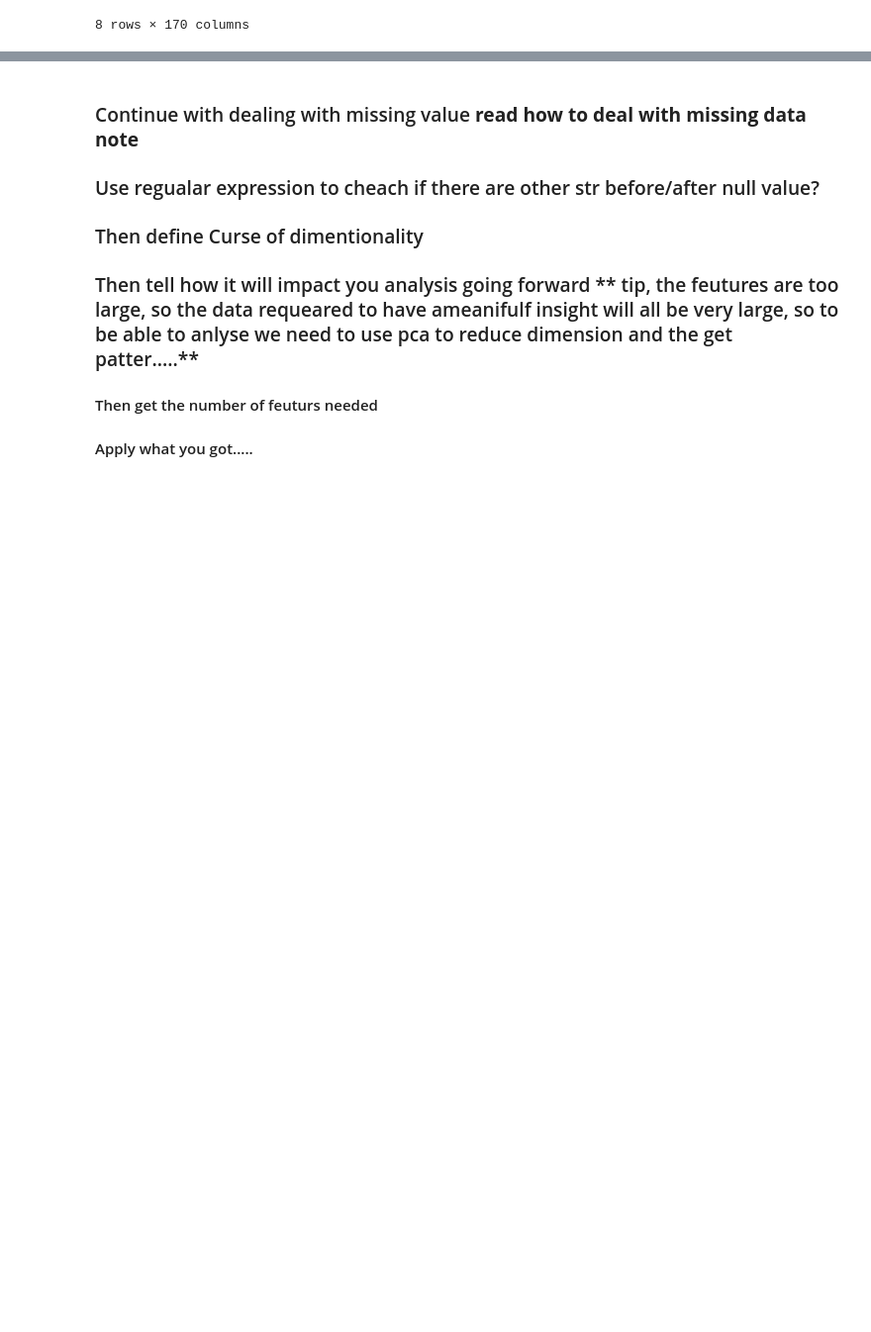
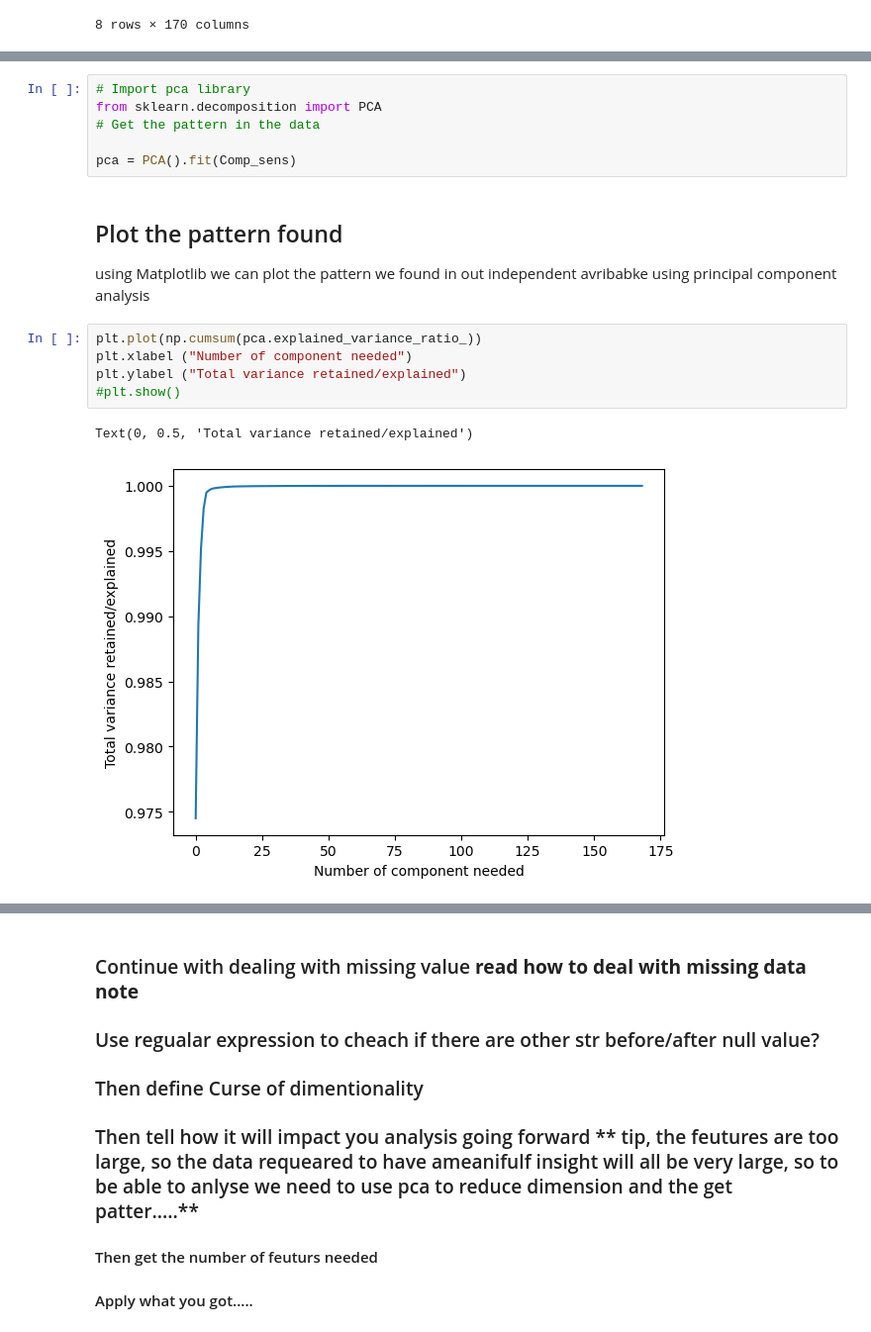
Before and after one commit to Ayomide-ola/Bussiness_Analysis, a Jupyter notebook: App_failure CA.ipynb, the cells around one changed output, grey strips where cells are left out. Shown: that part at 99% size. Cells and saved outputs as stored; diff of their text form; blank space fills up the shorter version.

```diff
--- a/App_failure CA.ipynb
+++ b/App_failure CA.ipynb
@@ -761,0 +759,17 @@ as the number of dimensions grows:
+# %%
+# Import pca library
+from sklearn.decomposition import PCA
+# Get the pattern in the data
+
+pca = PCA().fit(Comp_sens)
+# %% [markdown]
+## Plot the pattern found
+using Matplotlib we can plot the pattern we found in out independent avribabke using principal component analysis
+# %%
+plt.plot(np.cumsum(pca.explained_variance_ratio_))
+plt.xlabel ("Number of component needed")
+plt.ylabel ("Total variance retained/explained")
+#plt.show()
+# %% [output]
+Text(0, 0.5, 'Total variance retained/explained')
+[figure, added]
```
Also changed, not shown: parts of 35 cells of this notebook.
